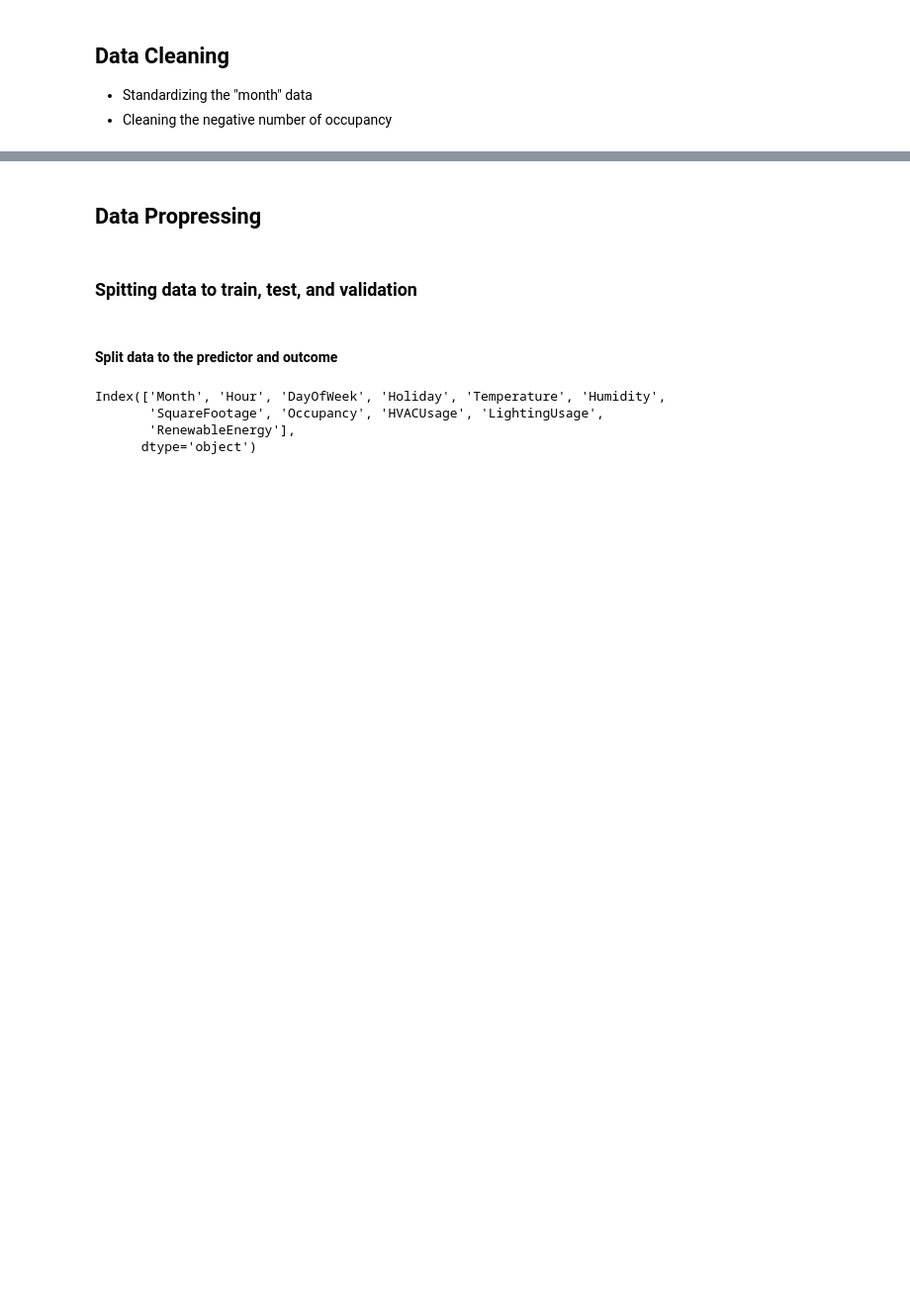
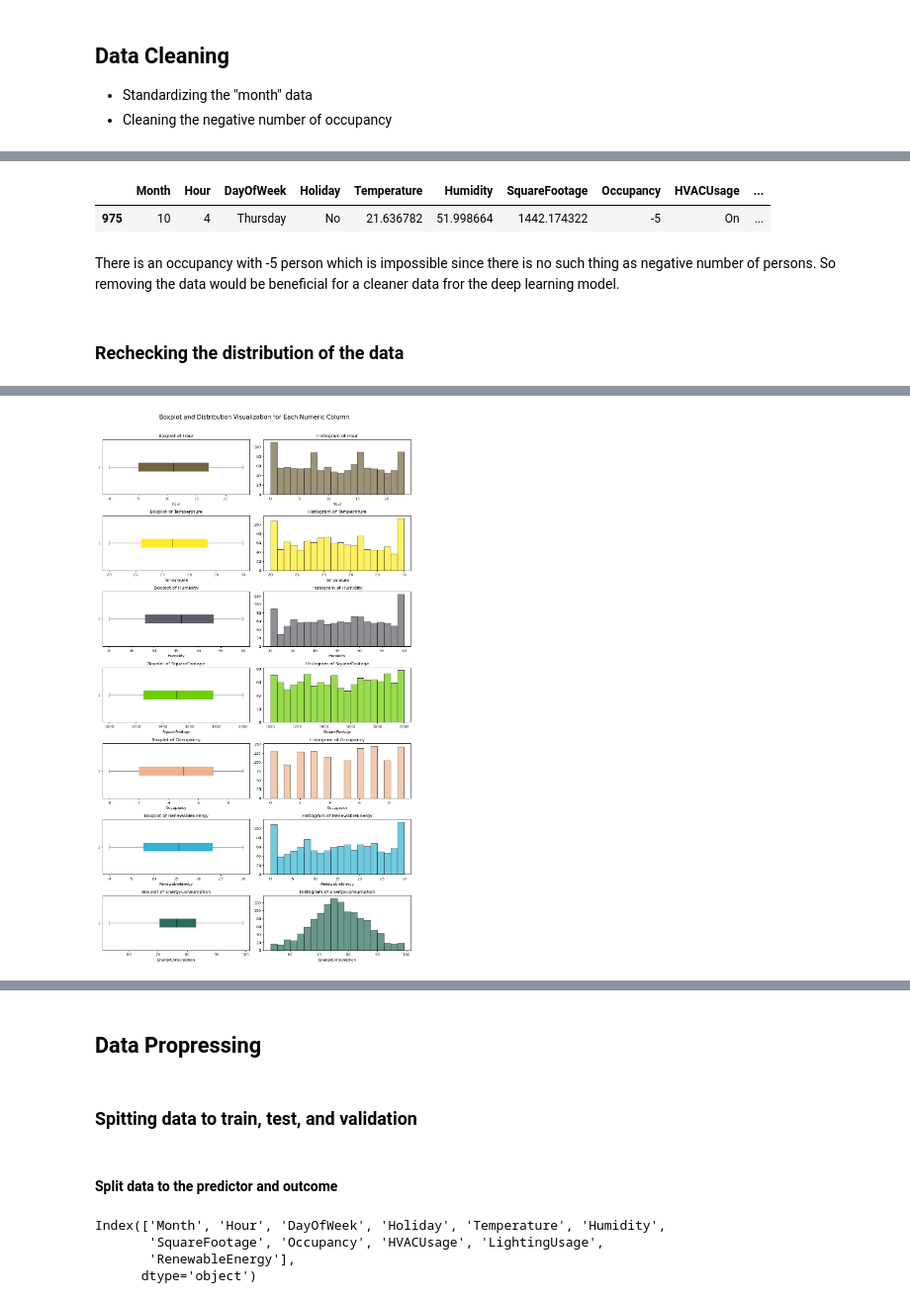
Before and after one commit to Andreas-Lukito/Energy_Consumption_Prediction, a Jupyter notebook: Energy_Consumption_Predictioin.ipynb, the cells around one changed output, grey strips where cells are left out. Shown: that part at 99% size. Cells and saved outputs as stored; diff of their text form; code cells hidden in the pictures; blank space fills up the shorter version.

```diff
--- a/Energy_Consumption_Predictioin.ipynb
+++ b/Energy_Consumption_Predictioin.ipynb
@@ -369,0 +461,2 @@ At this point:
+# %%
+data["Month"] = data["Month"].apply(str_to_month)
@@ -369,0 +467,17 @@ At this point:
+# %%
+data[data["Occupancy"] < 0]
+# %% [output]
+|  | Month | Hour | DayOfWeek | Holiday | Temperature | Humidity | SquareFootage | Occupancy | HVACUsage | ... |
+| 975 | 10 | 4 | Thursday | No | 21.636782 | 51.998664 | 1442.174322 | -5 | On | ... |
+# %% [markdown]
+There is an occupancy with -5 person which is impossible since there is no such thing as negative number of persons. So removing the data would be beneficial for a cleaner data fror the deep learning model.
+# %%
+data = data.drop(data[data["Occupancy"] < 0].index).reset_index(drop=True)
+# %% [markdown]
+### Rechecking the distribution of the data
+# %%
+categorical_data = data.select_dtypes(exclude=[np.number])
+numeric_data = data.select_dtypes(include=[np.number])
+# %%
+numeric_dist_plot(numeric_data)
+# %% [output]
@@ -369,0 +485 @@ At this point:
+[figure, added]
```
Also changed, not shown: parts of 66 cells of this notebook, 2 other files.
